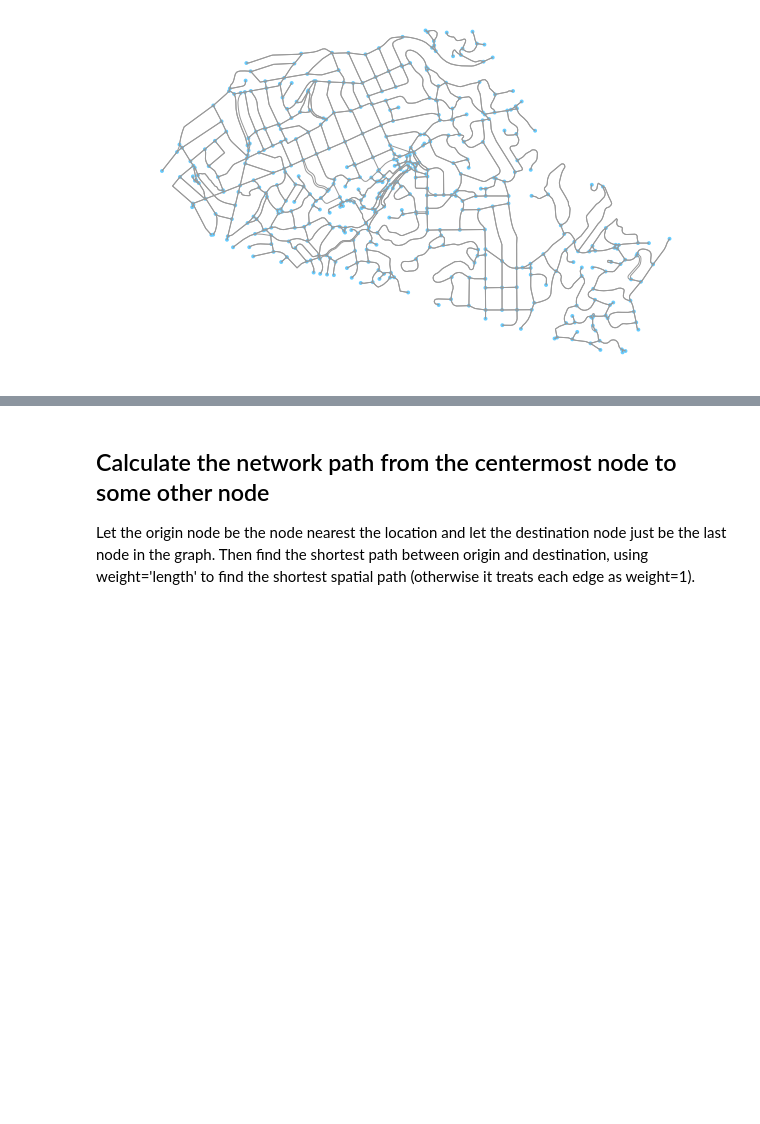
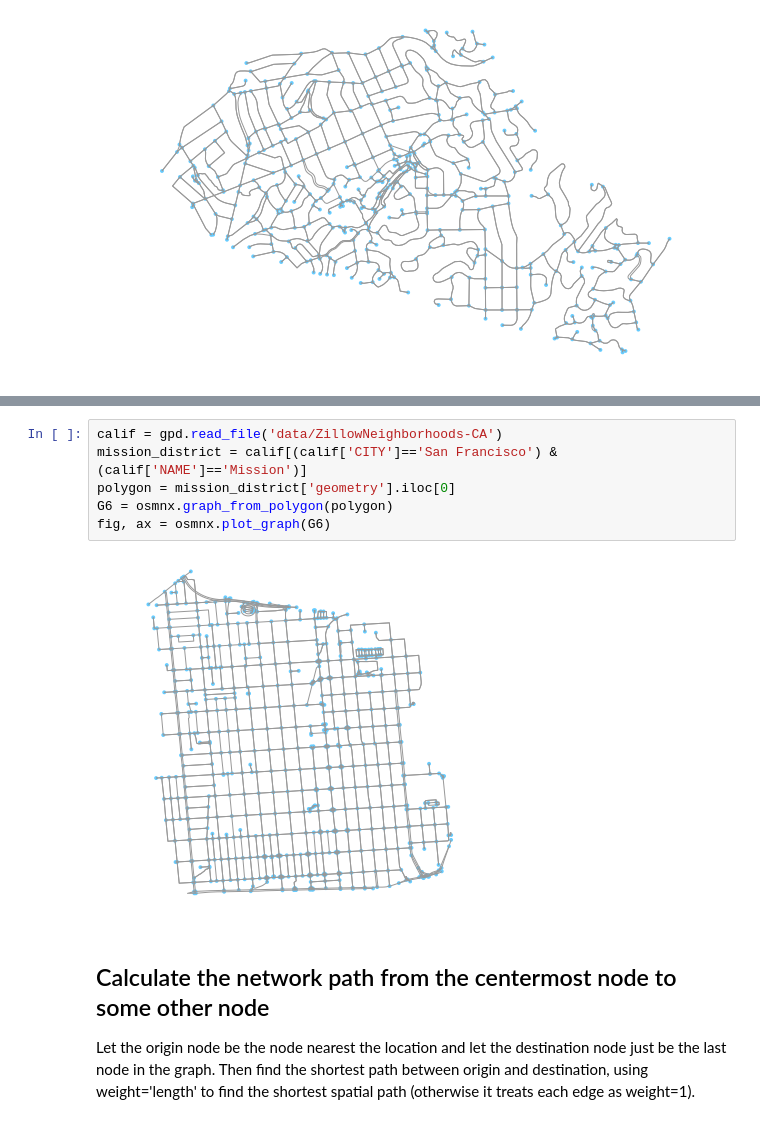
Before and after one commit to gboeing/osmnx, a Jupyter notebook: 02-example-osm-networkx.ipynb, the cells around one changed output, grey strips where cells are left out. Drawn from its saved outputs; the diff is of its cells as text; blank space fills up the shorter version.

Commit message:
can now load graph from polygon and fixed shapefile saving

```diff
--- a/02-example-osm-networkx.ipynb
+++ b/02-example-osm-networkx.ipynb
@@ -78,3 +82,11 @@ fig, ax = osmnx.plot_graph(G5_projected)
+# %%
+calif = gpd.read_file('data/ZillowNeighborhoods-CA')
+mission_district = calif[(calif['CITY']=='San Francisco') & (calif['NAME']=='Mission')]
+polygon = mission_district['geometry'].iloc[0]
+G6 = osmnx.graph_from_polygon(polygon)
+fig, ax = osmnx.plot_graph(G6)
+# %% [output]
+[figure, added]
 # %% [markdown]
 ## Calculate the network path from the centermost node to some other node
 Let the origin node be the node nearest the location and let the destination node just be the last node in the graph. Then find the shortest path between origin and destination, using weight='length' to find the shortest spatial path (otherwise it treats each edge as weight=1).
```
Also changed, not shown: parts of 6 cells of this notebook, 6 other files.
